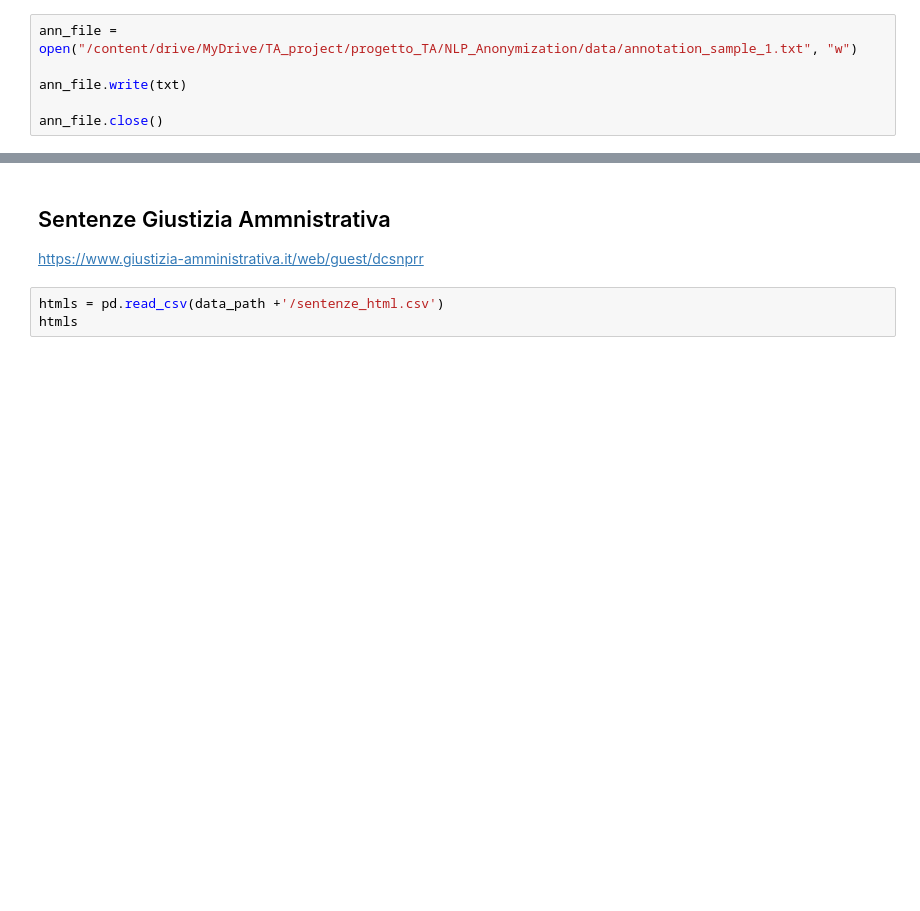
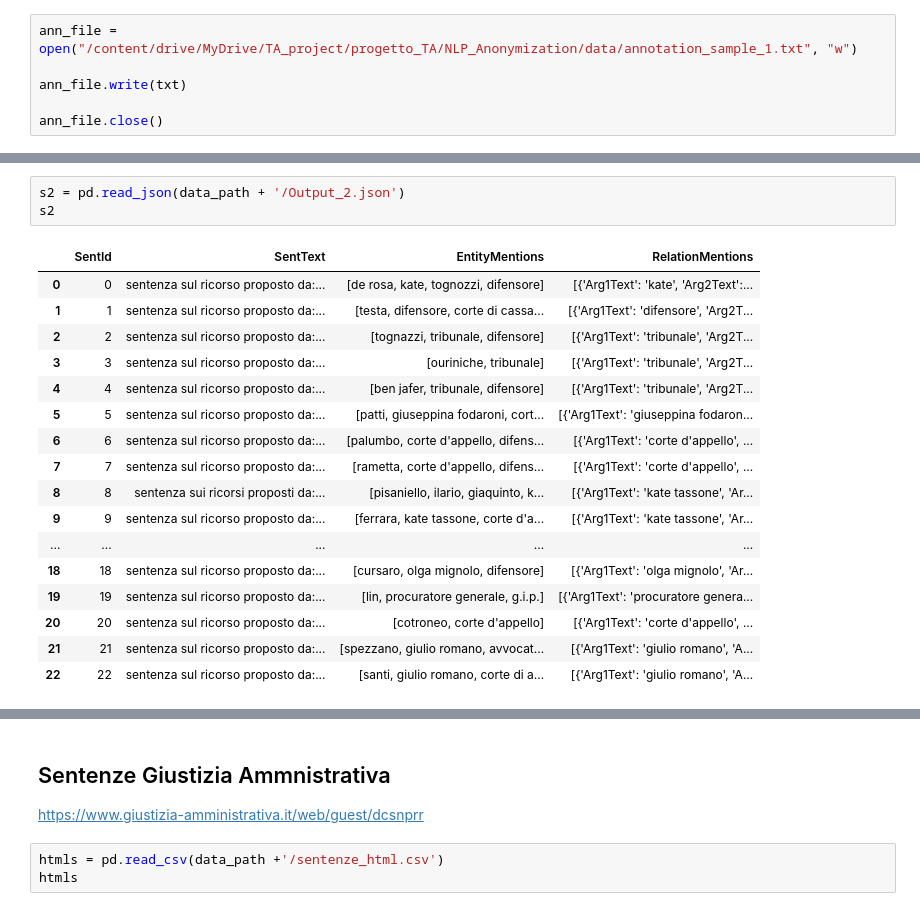
Before and after one commit to Gianpe/NLP_Anonymization, a Jupyter notebook: notebooks/Step2_DataPreparation/DataUnd_DataPrep.ipynb, the cells around one changed output, grey strips where cells are left out. Cells and saved outputs as stored; diff of their text form; blank space fills up the shorter version.

```diff
--- a/notebooks/Step2_DataPreparation/DataUnd_DataPrep.ipynb
+++ b/notebooks/Step2_DataPreparation/DataUnd_DataPrep.ipynb
@@ -162,0 +214,21 @@ s
+# %%
+s2 = pd.read_json(data_path + '/Output_2.json')
+s2
+# %% [output]
+|  | SentId | SentText | EntityMentions | RelationMentions |
+| 0 | 0 | sentenza sul ricorso proposto da:... | [de rosa, kate, tognozzi, difensore] | [{'Arg1Text': 'kate', 'Arg2Text':... |
+| 1 | 1 | sentenza sul ricorso proposto da:... | [testa, difensore, corte di cassa... | [{'Arg1Text': 'difensore', 'Arg2T... |
+| 2 | 2 | sentenza sul ricorso proposto da:... | [tognazzi, tribunale, difensore] | [{'Arg1Text': 'tribunale', 'Arg2T... |
+| 3 | 3 | sentenza sul ricorso proposto da:... | [ouriniche, tribunale] | [{'Arg1Text': 'tribunale', 'Arg2T... |
+| 4 | 4 | sentenza sul ricorso proposto da:... | [ben jafer, tribunale, difensore] | [{'Arg1Text': 'tribunale', 'Arg2T... |
+| 5 | 5 | sentenza sul ricorso proposto da:... | [patti, giuseppina fodaroni, cort... | [{'Arg1Text': 'giuseppina fodaron... |
+| 6 | 6 | sentenza sul ricorso proposto da:... | [palumbo, corte d'appello, difens... | [{'Arg1Text': 'corte d'appello', ... |
+| 7 | 7 | sentenza sul ricorso proposto da:... | [rametta, corte d'appello, difens... | [{'Arg1Text': 'corte d'appello', ... |
+| 8 | 8 | sentenza sui ricorsi proposti da:... | [pisaniello, ilario, giaquinto, k... | [{'Arg1Text': 'kate tassone', 'Ar... |
+| 9 | 9 | sentenza sul ricorso proposto da:... | [ferrara, kate tassone, corte d'a... | [{'Arg1Text': 'kate tassone', 'Ar... |
+| ... | ... | ... | ... | ... |
+| 18 | 18 | sentenza sul ricorso proposto da:... | [cursaro, olga mignolo, difensore] | [{'Arg1Text': 'olga mignolo', 'Ar... |
+| 19 | 19 | sentenza sul ricorso proposto da:... | [lin, procuratore generale, g.i.p.] | [{'Arg1Text': 'procuratore genera... |
+| 20 | 20 | sentenza sul ricorso proposto da:... | [cotroneo, corte d'appello] | [{'Arg1Text': 'corte d'appello', ... |
+| 21 | 21 | sentenza sul ricorso proposto da:... | [spezzano, giulio romano, avvocat... | [{'Arg1Text': 'giulio romano', 'A... |
+| 22 | 22 | sentenza sul ricorso proposto da:... | [santi, giulio romano, corte di a... | [{'Arg1Text': 'giulio romano', 'A... |
```
Also changed, not shown: parts of 17 cells of this notebook, 6 other files.
